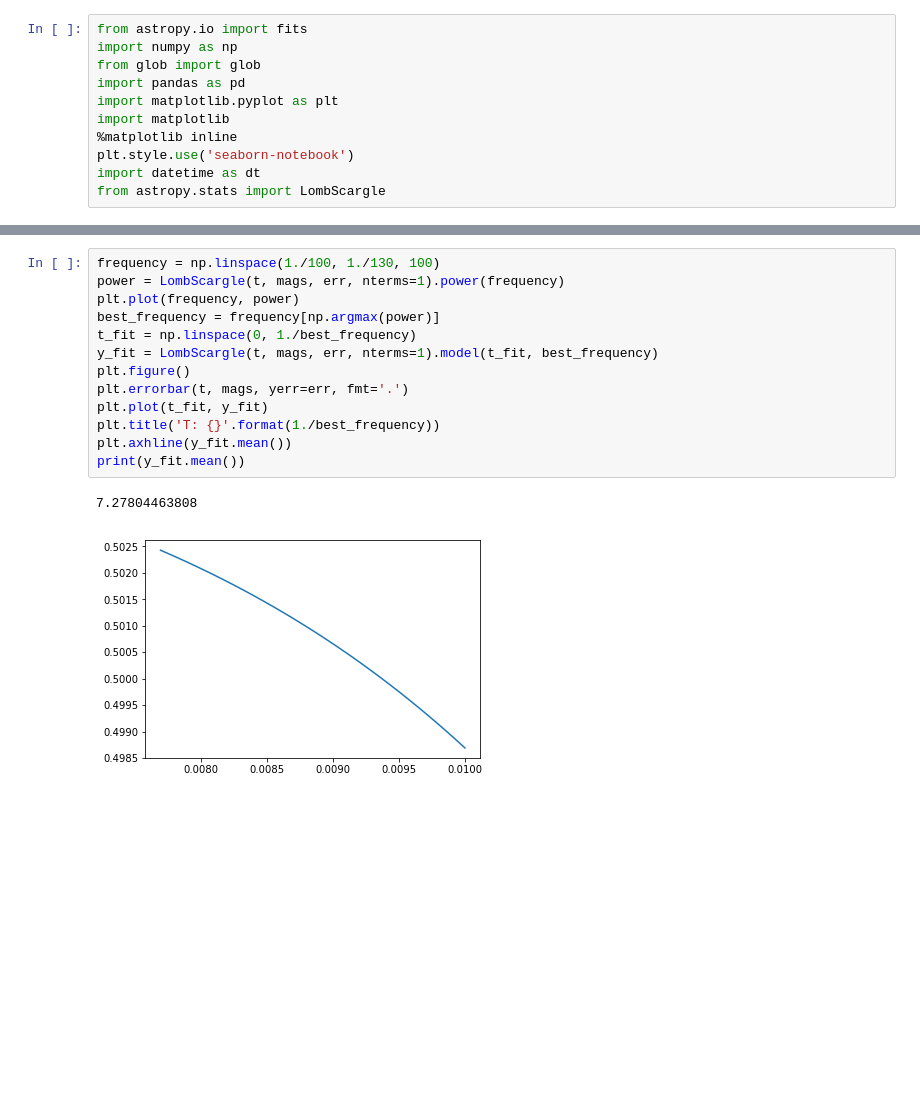
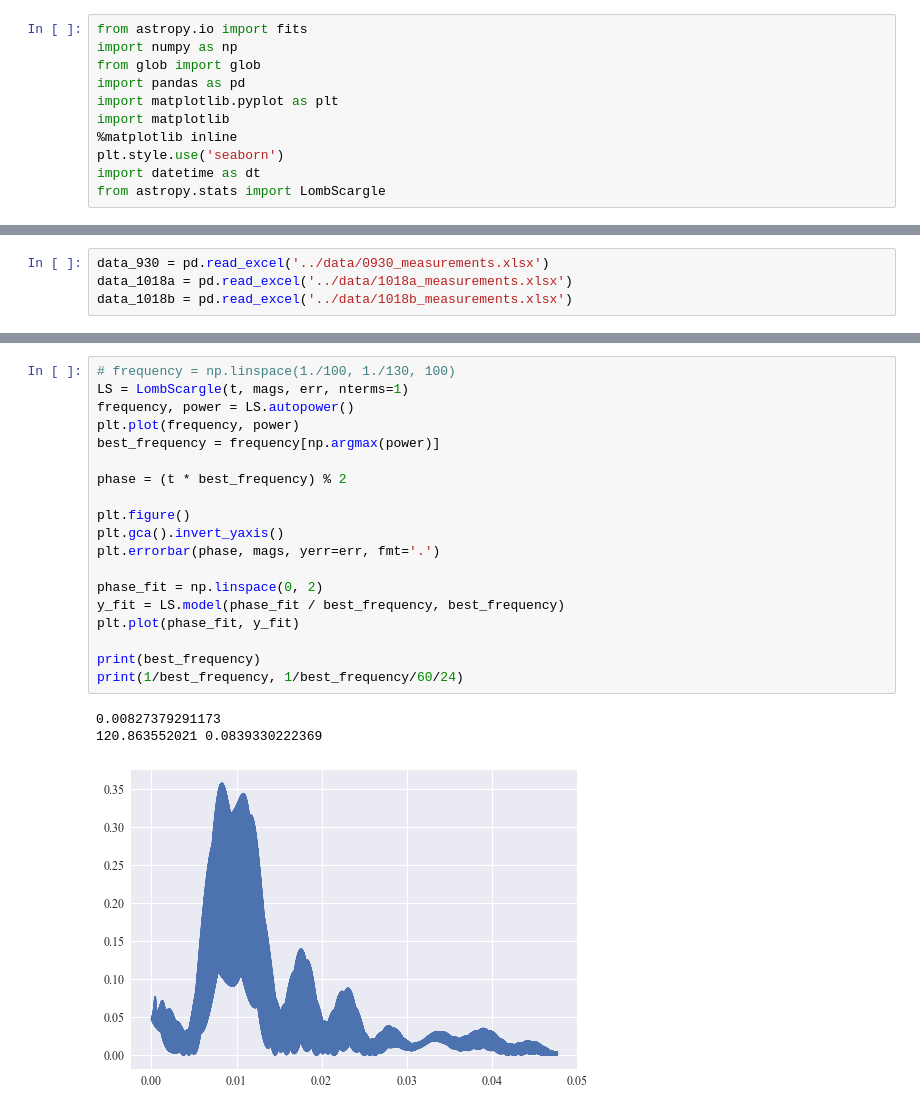
Before and after one commit to mileslucas/astro344l, a Jupyter notebook: project/src/project.ipynb, the cells around one changed output, grey strips where cells are left out. Cells and saved outputs as stored; diff of their text form; blank space fills up the shorter version.

Commit message:
did lomb-scargle fitting on full dataset

```diff
--- a/project/src/project.ipynb
+++ b/project/src/project.ipynb
@@ -6,6 +6,6 @@ import pandas as pd
 import matplotlib.pyplot as plt
 import matplotlib
 %matplotlib inline
-plt.style.use('seaborn-notebook')
+plt.style.use('seaborn')
 import datetime as dt
 from astropy.stats import LombScargle
@@ -14 +12,5 @@ v_df = pd.read_csv('../data/Measurements.csv', index_col='slice')
+# %%
+data_930 = pd.read_excel('../data/0930_measurements.xlsx')
+data_1018a = pd.read_excel('../data/1018a_measurements.xlsx')
+data_1018b = pd.read_excel('../data/1018b_measurements.xlsx')
 # %%
@@ -45,16 +64,23 @@ plt.savefig('../docs/figs/mags.png')
 # %%
-frequency = np.linspace(1./100, 1./130, 100)
-power = LombScargle(t, mags, err, nterms=1).power(frequency)
+# frequency = np.linspace(1./100, 1./130, 100)
+LS = LombScargle(t, mags, err, nterms=1)
+frequency, power = LS.autopower()
 plt.plot(frequency, power)
 best_frequency = frequency[np.argmax(power)]
-t_fit = np.linspace(0, 1./best_frequency)
-y_fit = LombScargle(t, mags, err, nterms=1).model(t_fit, best_frequency)
+
+phase = (t * best_frequency) % 2
+
 plt.figure()
-plt.errorbar(t, mags, yerr=err, fmt='.')
-plt.plot(t_fit, y_fit)
-plt.title('T: {}'.format(1./best_frequency))
-plt.axhline(y_fit.mean())
-print(y_fit.mean())
+plt.gca().invert_yaxis()
+plt.errorbar(phase, mags, yerr=err, fmt='.')
+
+phase_fit = np.linspace(0, 2)
+y_fit = LS.model(phase_fit / best_frequency, best_frequency)
+plt.plot(phase_fit, y_fit)
+
+print(best_frequency)
+print(1/best_frequency, 1/best_frequency/60/24)
 # %% [output]
-7.27804463808
+0.00827379291173
+120.863552021 0.0839330222369
-[figure, old version]
+[figure, new version]
```
Also changed, not shown: parts of 9 cells of this notebook, 6 other files.
